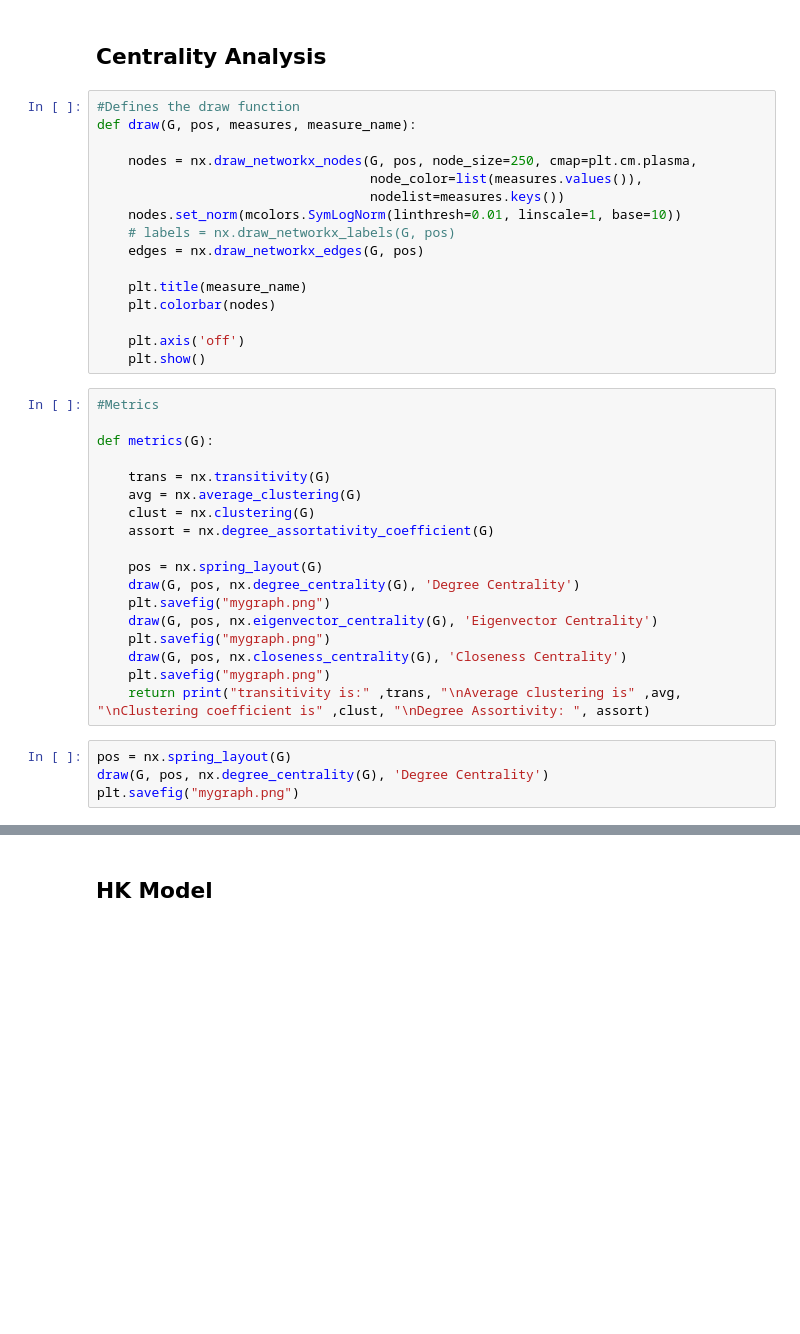
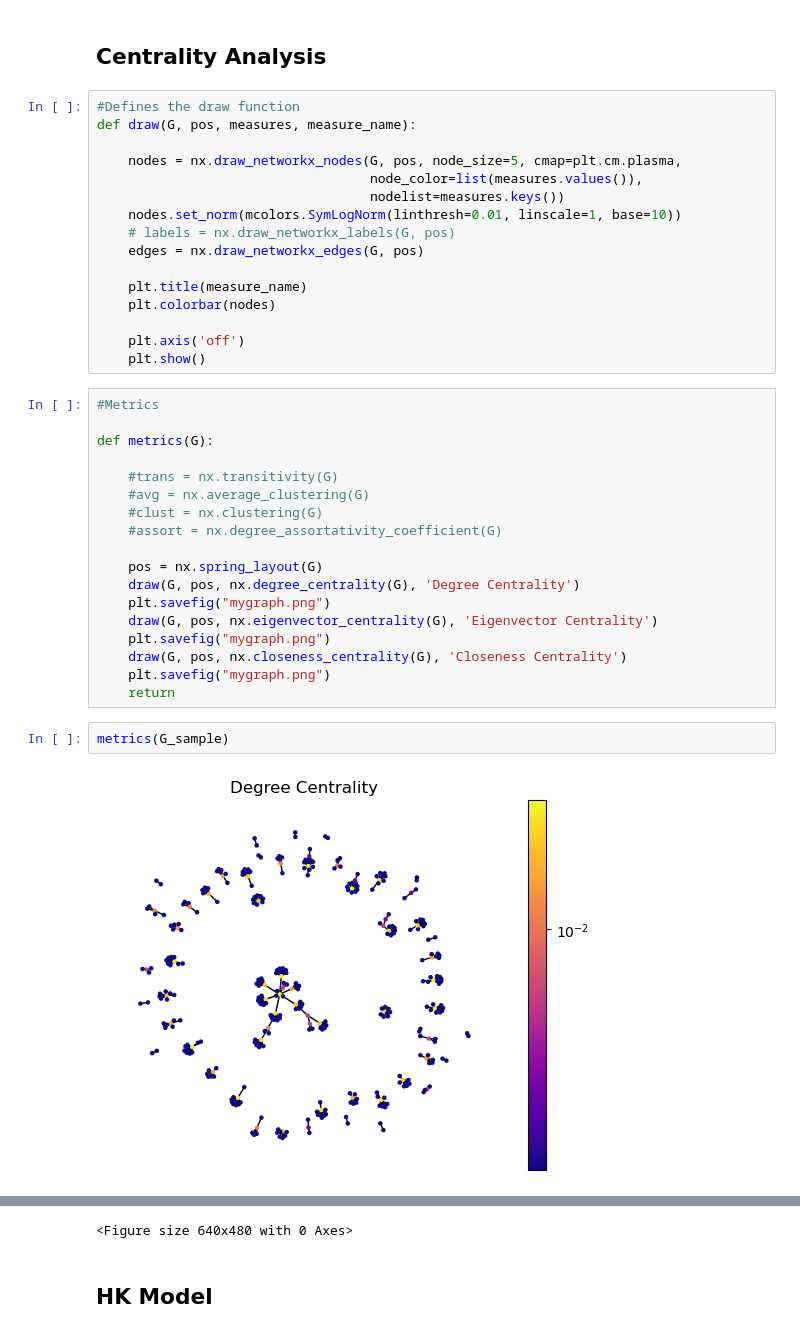
Before and after one commit to WDaugherty/Dominion_Voting_Analysis, a Jupyter notebook: network_creation_Random_Sample.ipynb, the cells around one changed output, grey strips where cells are left out. Drawn from its saved outputs; the diff is of its cells as text; blank space fills up the shorter version.

```diff
--- a/network_creation_Random_Sample.ipynb
+++ b/network_creation_Random_Sample.ipynb
@@ -98,7 +160,7 @@ plt.show()
 #Defines the draw function
 def draw(G, pos, measures, measure_name):
 
-    nodes = nx.draw_networkx_nodes(G, pos, node_size=250, cmap=plt.cm.plasma,
+    nodes = nx.draw_networkx_nodes(G, pos, node_size=5, cmap=plt.cm.plasma,
                                    node_color=list(measures.values()),
                                    nodelist=measures.keys())
     nodes.set_norm(mcolors.SymLogNorm(linthresh=0.01, linscale=1, base=10))
@@ -115,10 +177,10 @@ def draw(G, pos, measures, measure_name):
 
 def metrics(G):
 
-    trans = nx.transitivity(G)
-    avg = nx.average_clustering(G)
-    clust = nx.clustering(G)
-    assort = nx.degree_assortativity_coefficient(G)
+    #trans = nx.transitivity(G)
+    #avg = nx.average_clustering(G)
+    #clust = nx.clustering(G)
+    #assort = nx.degree_assortativity_coefficient(G)
 
     pos = nx.spring_layout(G)
     draw(G, pos, nx.degree_centrality(G), 'Degree Centrality')
@@ -127,8 +189,8 @@ def metrics(G):
     plt.savefig("mygraph.png")
     draw(G, pos, nx.closeness_centrality(G), 'Closeness Centrality')
     plt.savefig("mygraph.png")
-    return print("transitivity is:" ,trans, "\nAverage clustering is" ,avg, "\nClustering coefficient is" ,clust, "\nDegree Assortivity: ", assort)
+    return
-# %%
-pos = nx.spring_layout(G)
-draw(G, pos, nx.degree_centrality(G), 'Degree Centrality')
-plt.savefig("mygraph.png")
+# %%
+metrics(G_sample)
+# %% [output]
+[figure, added]
@@ -135,3 +199,4 @@ plt.savefig("mygraph.png")
+<Figure size 640x480 with 0 Axes>
 # %% [markdown]
 ## HK Model
 # %%
```
Also changed, not shown: parts of 20 cells of this notebook, 1 other file.
